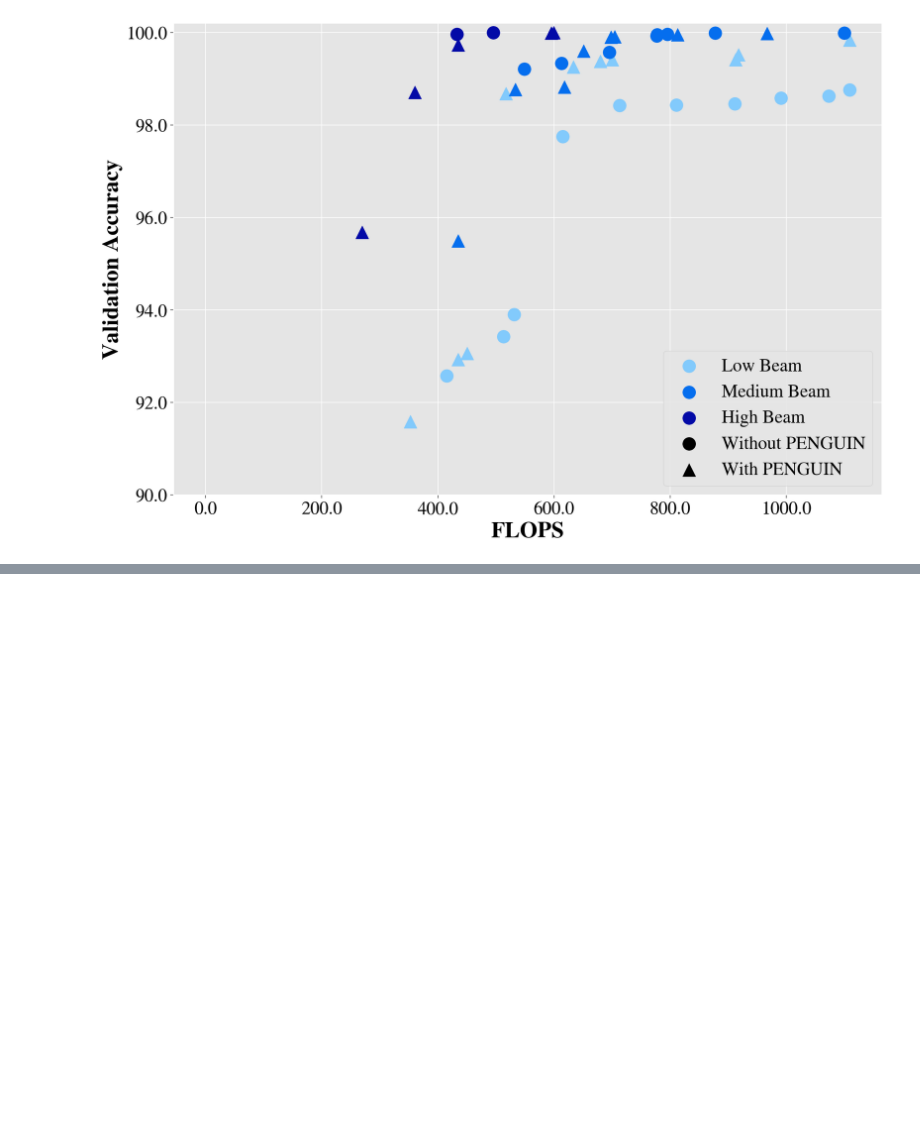
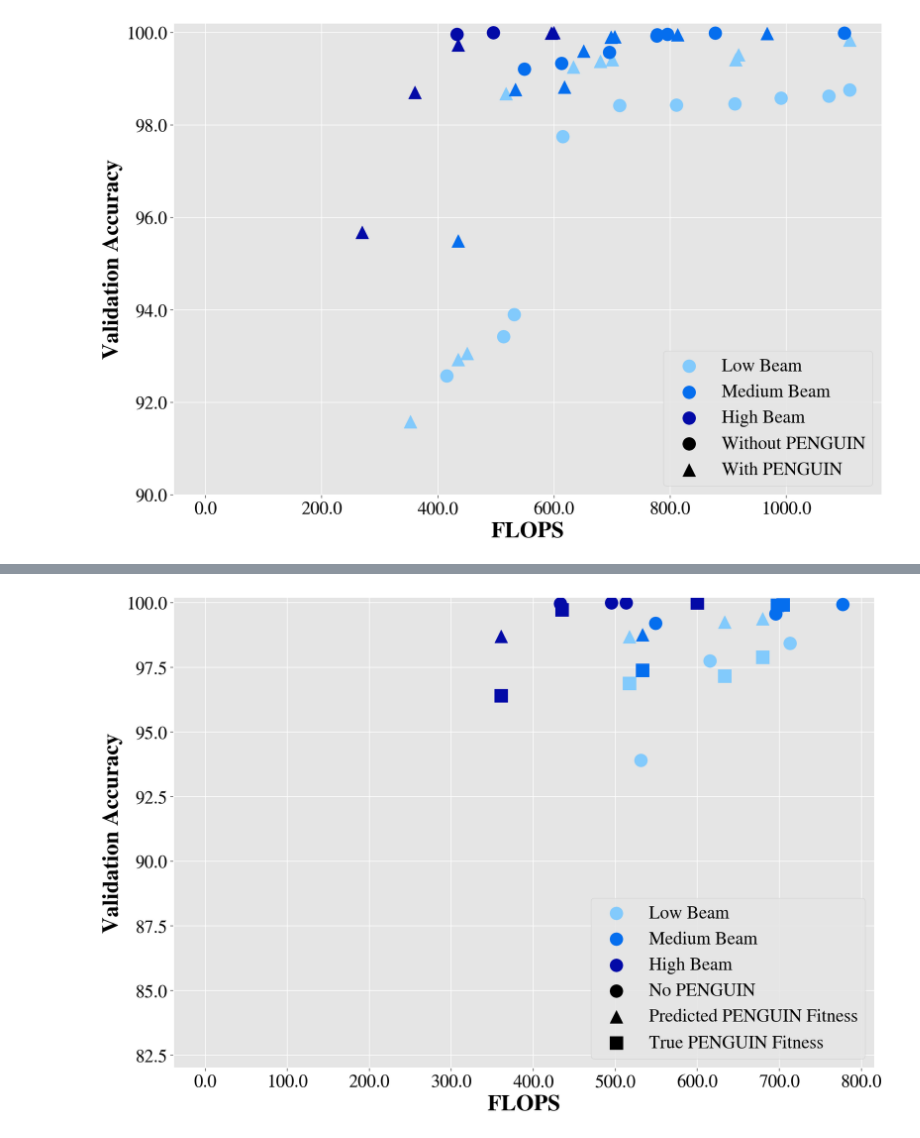
Before and after one commit to TauferLab/Reproducibility_A4NN_ICPP23, a Jupyter notebook: paper_analysis.ipynb, the cells around one changed output, grey strips where cells are left out. Cells and saved outputs as stored; diff of their text form; code cells hidden in the pictures; blank space fills up the shorter version.

```diff
--- a/paper_analysis.ipynb
+++ b/paper_analysis.ipynb
@@ -750,0 +806,55 @@ plt.savefig('figures/gpu4_pareto.png')
+# %%
+# 4 GPU - Table 3
+fig, ax = plt.subplots(layout='constrained', figsize=figsize, dpi=160)
+
+plt.xlabel('FLOPS', color='black', font=lfont)
+plt.ylabel('Validation Accuracy', color='black', font=lfont)
+plt.ylim(82, 100.2)
+
+colors = ["xkcd:sky", "xkcd:cerulean blue", "xkcd:cobalt blue"]
+markers = ["o", "^", ""]
+size=200
+
+low_no = [97.751323, 98.425296, 93.902746]
+low_no_peng_flops = [615.2853, 712.9844, 531.0555]
+low_pred = [98.680175, 99.259251, 99.383542 ]
+low_true = [96.882086 , 97.159234, 97.889897 ]
+low_peng_flops = [517.2993, 633.2752, 679.4103]
+
+medium_no = [99.212648, 99.577979, 99.930713 ]
+medium_no_peng_flops = [548.7686 , 695.3055 , 777.1094 ]
+medium_pred = [98.770630, 99.911817, 99.905518]
+medium_true = [97.379693, 99.911817, 99.905518]
+medium_peng_flops = [533.2046, 704.4046, 697.6971]
+
+high_no = [100.000000, 100.000000, 99.962207 ]
+high_no_peng_flops = [513.0555 , 495.3423, 432.7927]
+high_pred = [100.000000, 98.704736, 99.735450]
+high_true = [100.000000, 96.403376 , 99.735450]
+high_peng_flops = [599.7112, 360.3750, 434.9419]
+
+l1 = ax.scatter(low_no_peng_flops, low_no, marker= "o" , s=size, color=colors[0], label= "Low Beam" )
+l2 = ax.scatter(low_peng_flops, low_pred,  s=size, marker= "^" , color=colors[0])
+l3 = ax.scatter(low_peng_flops, low_true, s=size, marker="s", color=colors[0])
+
+l4 = ax.scatter(medium_no_peng_flops, medium_no, marker= "o" , s=size, color=colors[1], label= "Medium Beam" )
+l5 = ax.scatter(medium_peng_flops, medium_pred, s=size, marker= "^" , color=colors[1])
+l6 = ax.scatter(medium_peng_flops, medium_true, s=size, marker="s", color=colors[1])
+
+l7 = ax.scatter(high_no_peng_flops, high_no, s=size, marker= "o" , color=colors[2], label= "High Beam" )
+l8 = ax.scatter(high_peng_flops, high_pred, s=size, marker= "^" , color=colors[2])
+l9 = ax.scatter(high_peng_flops, high_true, s=size, marker="s", color=colors[2])
+
+l10 = ax.scatter([0], [0], s=size, marker='o', color= "black" , label= "No PENGUIN" )
+l11 = ax.scatter([0], [0], s=size, marker='^', color= "black" , label= "Predicted PENGUIN Fitness" )
+l12 = ax.scatter([0], [0], s=size, marker='s', color= "black", label = "True PENGUIN Fitness")
+
+ax.set_xticklabels(ax.get_xticks(), color= "black" , font=tick_font)
+ax.set_yticklabels(ax.get_yticks(), color= "black" , font=tick_font)
+ax.legend(handles=[l1, l4, l7, l10, l11, l12], loc= "lower right" , prop=tick_font)
+
+ax.set_xticklabels(ax.get_xticks(), color= "black" , font=tick_font)
+ax.set_yticklabels(ax.get_yticks(), color= "black" , font=tick_font)
+plt.savefig('figures/table3.png')
+# %% [output]
+[figure, added]
```
Also changed, not shown: parts of 2 cells of this notebook, 2 other files.
